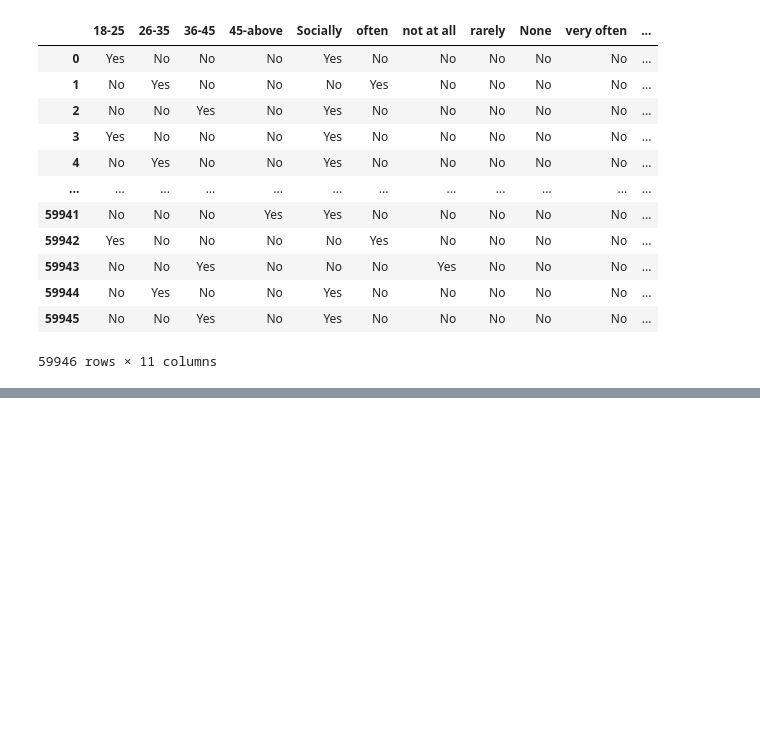
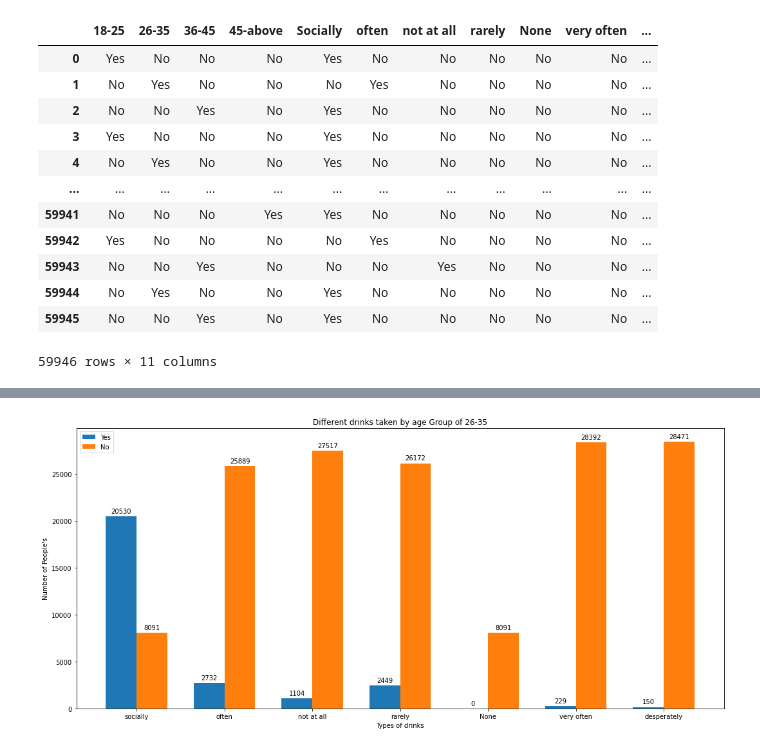
Before and after one commit to subhamyadav580/Data_analysis_of_dating_site_Dataset, a Jupyter notebook: dating_skeleton.ipynb, the cells around one changed output, grey strips where cells are left out. Cells and saved outputs as stored; diff of their text form; code cells hidden in the pictures; blank space fills up the shorter version.

```diff
--- a/dating_skeleton.ipynb
+++ b/dating_skeleton.ipynb
@@ -305,0 +355,35 @@ array(['socially', 'often', 'not at all', 'rarely', None, 'very often',
+# %%
+labels = ['socially', 'often', 'not at all', 'rarely', 'None', 'very often',
+       'desperately']
+yesGroup = [countValue('26-35', 'Socially')[0], countValue('26-35', 'often')[0],
+            countValue('26-35', 'not at all')[0], countValue('26-35', 'rarely')[0],
+            countValue('26-35', 'None')[0], countValue('26-35', 'very often')[0],
+            countValue('26-35', 'desperately')[0]]
+noGroup =[countValue('26-35', 'Socially')[1], countValue('26-35', 'often')[1],
+          countValue('26-35', 'not at all')[1], countValue('26-35', 'rarely')[1],
+          countValue('26-35', 'Socially')[1], countValue('26-35', 'very often')[1],
+          countValue('26-35', 'desperately')[1]]
+
+x = np.arange(len(labels))  # the label locations
+width = 0.35  # the width of the bars
+
+fig, ax = plt.subplots(figsize=(15,7))
+rects1 = ax.bar(x - width/2, yesGroup, width, label='Yes')
+rects2 = ax.bar(x + width/2, noGroup, width, label='No')
+
+# Add some text for labels, title and custom x-axis tick labels, etc.
+ax.set_ylabel("Number of People's")
+ax.set_xlabel("Types of drinks")
+ax.set_title("Different drinks taken by age Group of 26-35")
+ax.set_xticks(x)
+ax.set_xticklabels(labels)
+ax.legend()
+
+autolabel(rects1)
+autolabel(rects2)
+
+fig.tight_layout()
+
+plt.show()
+# %% [output]
+[figure, added]
```
Also changed, not shown: parts of 8 cells of this notebook.
